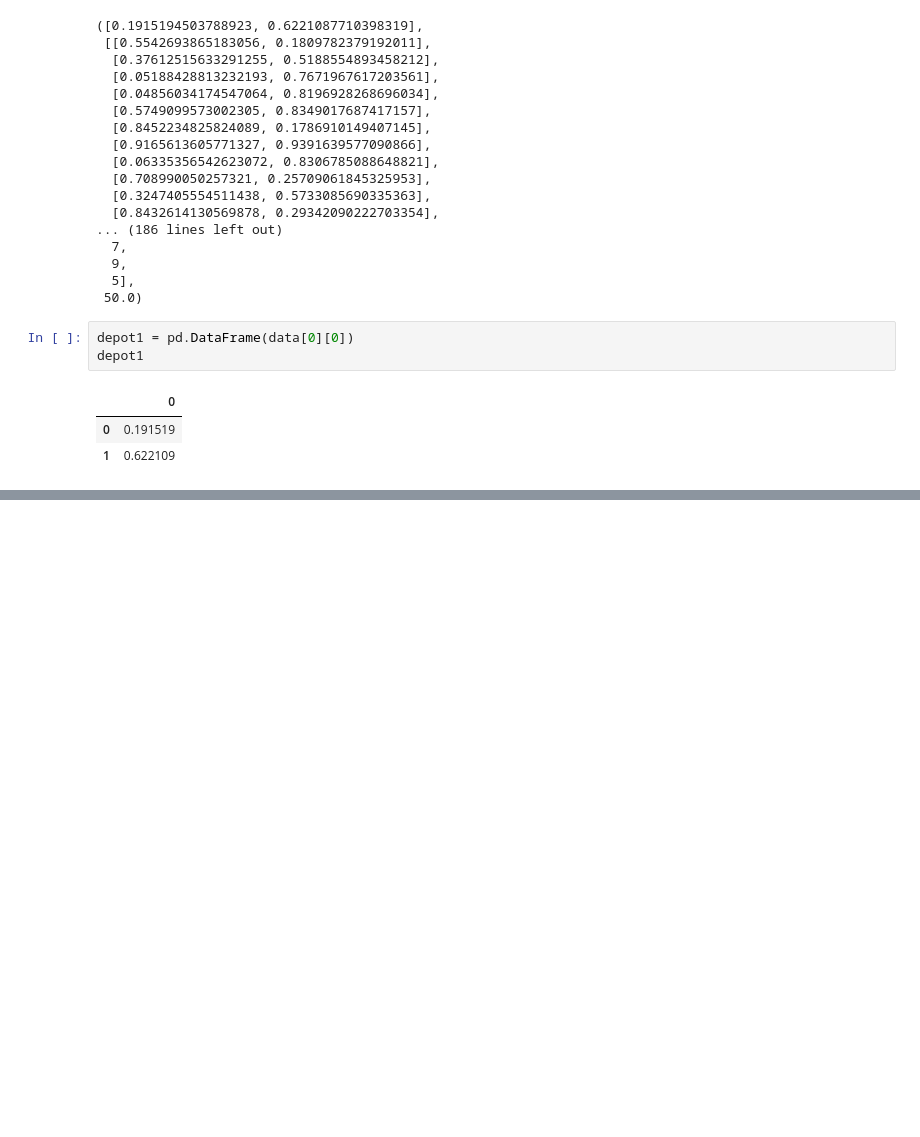
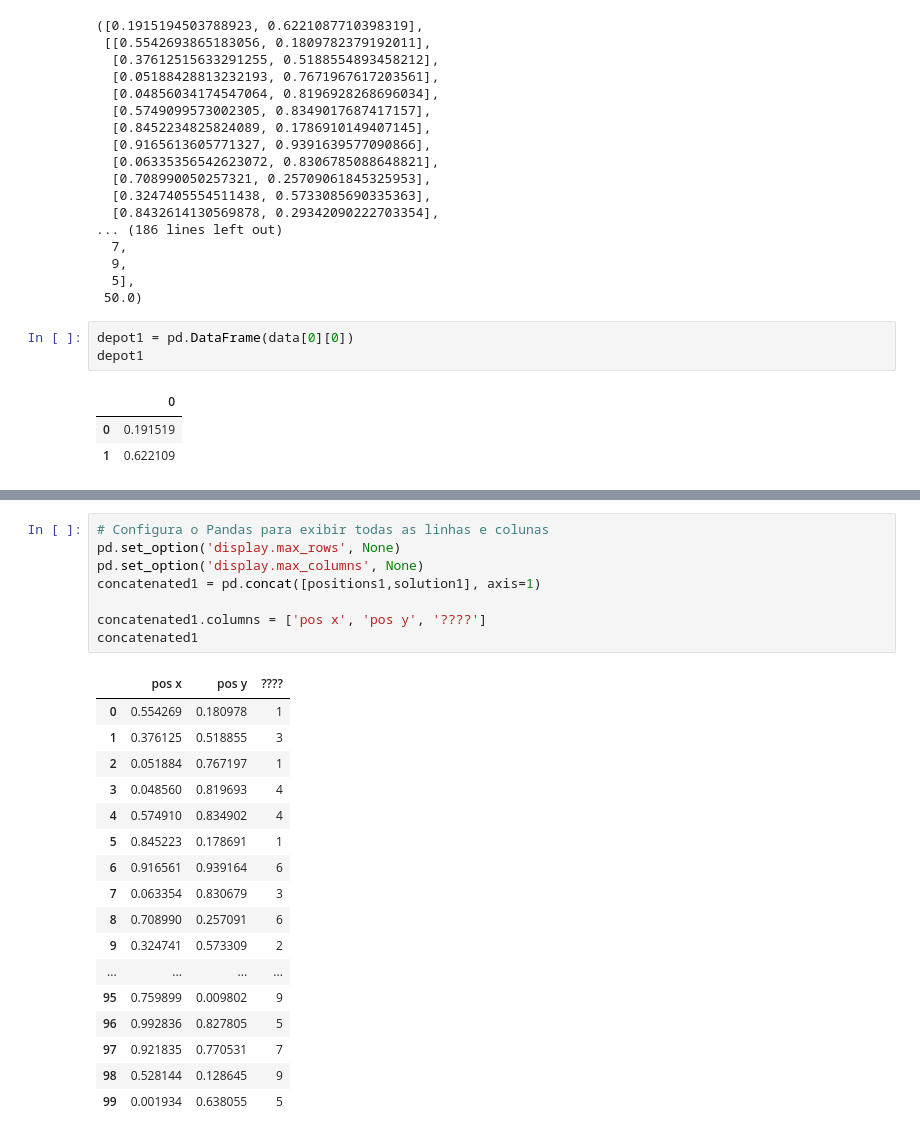
Before and after one commit to yurimnunes/dpdp_new, a Jupyter notebook: data/read_data_vrp.ipynb, the cells around one changed output, grey strips where cells are left out. Cells and saved outputs as stored; diff of their text form; blank space fills up the shorter version.

```diff
--- a/data/read_data_vrp.ipynb
+++ b/data/read_data_vrp.ipynb
@@ -107,0 +101,26 @@ concatenated1
+# %%
+# Configura o Pandas para exibir todas as linhas e colunas
+pd.set_option('display.max_rows', None)
+pd.set_option('display.max_columns', None)
+concatenated1 = pd.concat([positions1,solution1], axis=1)
+
+concatenated1.columns = ['pos x', 'pos y', '????']
+concatenated1
+# %% [output]
+|  | pos x | pos y | ???? |
+| 0 | 0.554269 | 0.180978 | 1 |
+| 1 | 0.376125 | 0.518855 | 3 |
+| 2 | 0.051884 | 0.767197 | 1 |
+| 3 | 0.048560 | 0.819693 | 4 |
+| 4 | 0.574910 | 0.834902 | 4 |
+| 5 | 0.845223 | 0.178691 | 1 |
+| 6 | 0.916561 | 0.939164 | 6 |
+| 7 | 0.063354 | 0.830679 | 3 |
+| 8 | 0.708990 | 0.257091 | 6 |
+| 9 | 0.324741 | 0.573309 | 2 |
+| ... | ... | ... | ... |
+| 95 | 0.759899 | 0.009802 | 9 |
+| 96 | 0.992836 | 0.827805 | 5 |
+| 97 | 0.921835 | 0.770531 | 7 |
+| 98 | 0.528144 | 0.128645 | 9 |
+| 99 | 0.001934 | 0.638055 | 5 |
```
Also changed, not shown: parts of 5 cells of this notebook, 1 other file.
